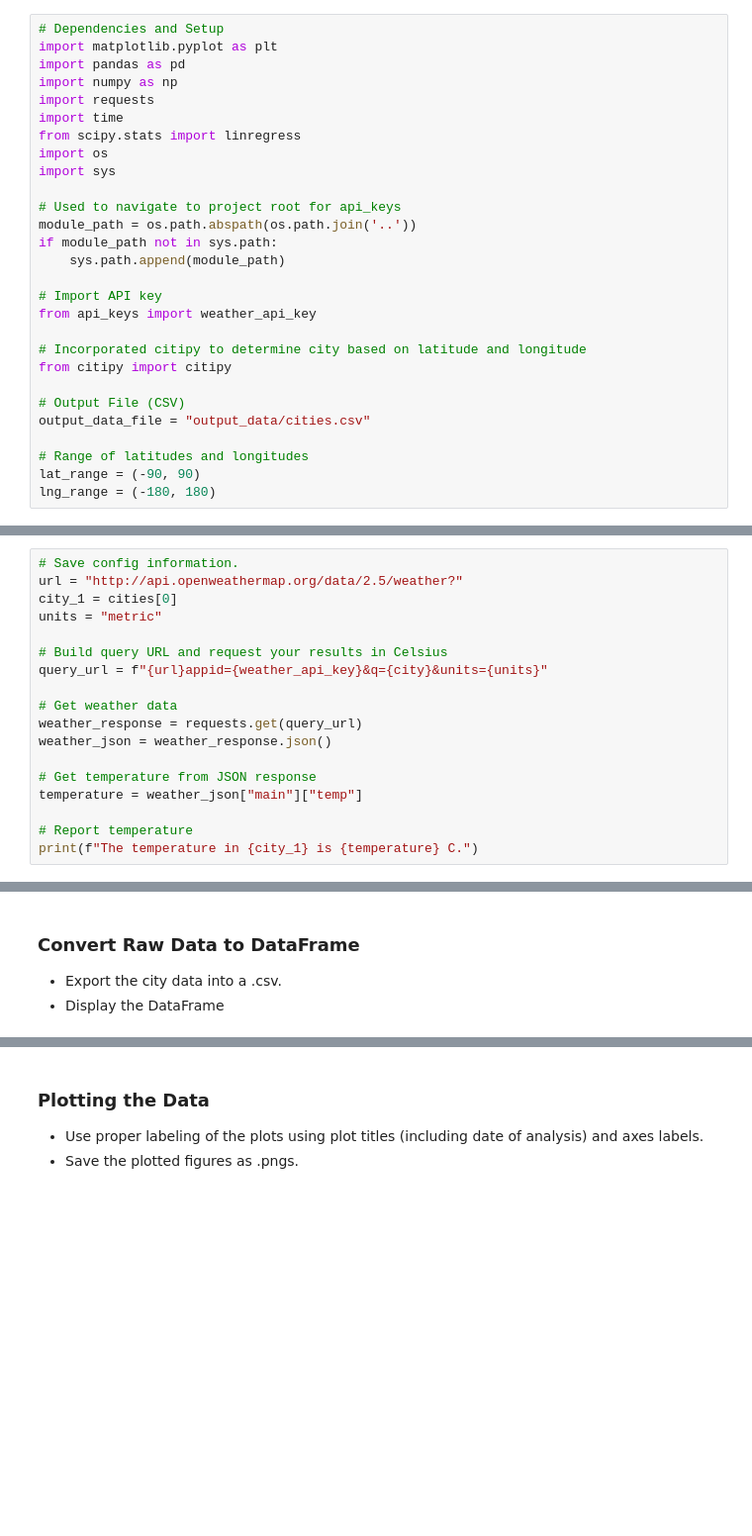
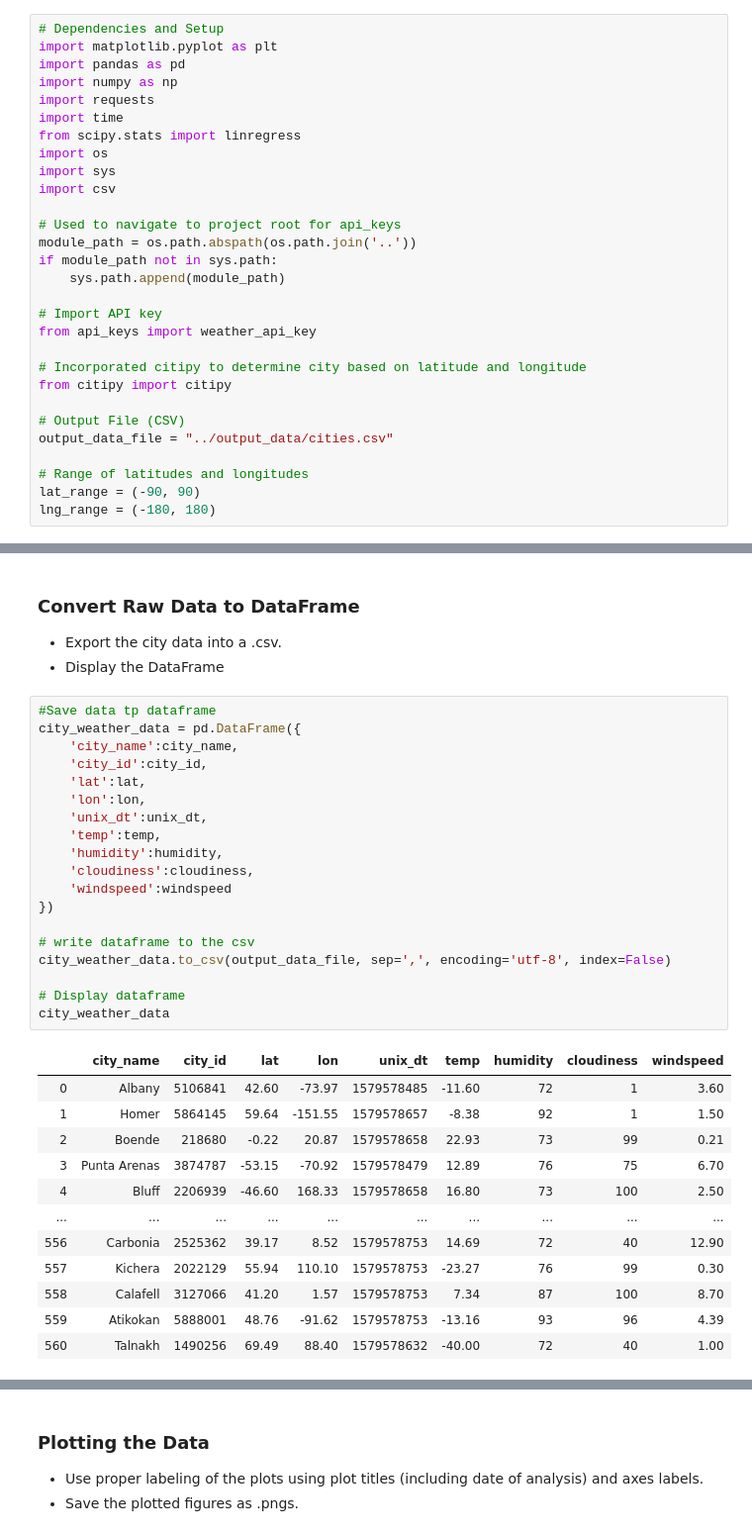
Before and after one commit to kirpatrick/python-api-challenge, a Jupyter notebook: WeatherPy/WeatherPy.ipynb, the cells around one changed output, grey strips where cells are left out. Shown at 99% size. Drawn from its saved outputs; the diff is of its cells as text; blank space fills up the shorter version.

Commit message:
Successful output to csv

```diff
--- a/WeatherPy/WeatherPy.ipynb
+++ b/WeatherPy/WeatherPy.ipynb
@@ -14,6 +14,7 @@ import time
 from scipy.stats import linregress
 import os
 import sys
+import csv
 
 # Used to navigate to project root for api_keys
 module_path = os.path.abspath(os.path.join('..'))
@@ -27,7 +28,7 @@ from api_keys import weather_api_key
 from citipy import citipy
 
 # Output File (CSV)
-output_data_file = "output_data/cities.csv"
+output_data_file = "../output_data/cities.csv"
 
 # Range of latitudes and longitudes
 lat_range = (-90, 90)
@@ -60,21 +61,3 @@ len(cities)
 ### Perform API Calls
 * Perform a weather check on each city using a series of successive API calls.
 * Include a print log of each city as it'sbeing processed (with the city number and city name).
-# %%
-# Save config information.
-url = "http://api.openweathermap.org/data/2.5/weather?"
-city_1 = cities[0]
-units = "metric"
-
-# Build query URL and request your results in Celsius
-query_url = f"{url}appid={weather_api_key}&q={city}&units={units}"
-
-# Get weather data
-weather_response = requests.get(query_url)
-weather_json = weather_response.json()
-
-# Get temperature from JSON response
-temperature = weather_json["main"]["temp"]
-
-# Report temperature
-print(f"The temperature in {city_1} is {temperature} C.")
@@ -156,3 +126,35 @@ print(datetime.utcfromtimestamp(unix_dt).strftime('%Y-%m-%d %H:%M:%S'))
 ### Convert Raw Data to DataFrame
 * Export the city data into a .csv.
 * Display the DataFrame
+# %%
+#Save data tp dataframe
+city_weather_data = pd.DataFrame({
+    'city_name':city_name,
+    'city_id':city_id,
+    'lat':lat,
+    'lon':lon,
+    'unix_dt':unix_dt,
+    'temp':temp,
+    'humidity':humidity,
+    'cloudiness':cloudiness,
+    'windspeed':windspeed
+})
+
+# write dataframe to the csv
+city_weather_data.to_csv(output_data_file, sep=',', encoding='utf-8', index=False)
+
+# Display dataframe
+city_weather_data
+# %% [output]
+|  | city_name | city_id | lat | lon | unix_dt | temp | humidity | cloudiness | windspeed |
+| 0 | Albany | 5106841 | 42.60 | -73.97 | 1579578485 | -11.60 | 72 | 1 | 3.60 |
+| 1 | Homer | 5864145 | 59.64 | -151.55 | 1579578657 | -8.38 | 92 | 1 | 1.50 |
+| 2 | Boende | 218680 | -0.22 | 20.87 | 1579578658 | 22.93 | 73 | 99 | 0.21 |
+| 3 | Punta Arenas | 3874787 | -53.15 | -70.92 | 1579578479 | 12.89 | 76 | 75 | 6.70 |
+| 4 | Bluff | 2206939 | -46.60 | 168.33 | 1579578658 | 16.80 | 73 | 100 | 2.50 |
+| ... | ... | ... | ... | ... | ... | ... | ... | ... | ... |
+| 556 | Carbonia | 2525362 | 39.17 | 8.52 | 1579578753 | 14.69 | 72 | 40 | 12.90 |
+| 557 | Kichera | 2022129 | 55.94 | 110.10 | 1579578753 | -23.27 | 76 | 99 | 0.30 |
+| 558 | Calafell | 3127066 | 41.20 | 1.57 | 1579578753 | 7.34 | 87 | 100 | 8.70 |
+| 559 | Atikokan | 5888001 | 48.76 | -91.62 | 1579578753 | -13.16 | 93 | 96 | 4.39 |
+| 560 | Talnakh | 1490256 | 69.49 | 88.40 | 1579578632 | -40.00 | 72 | 40 | 1.00 |
```
Also changed, not shown: parts of 7 cells of this notebook, 1 other file.
